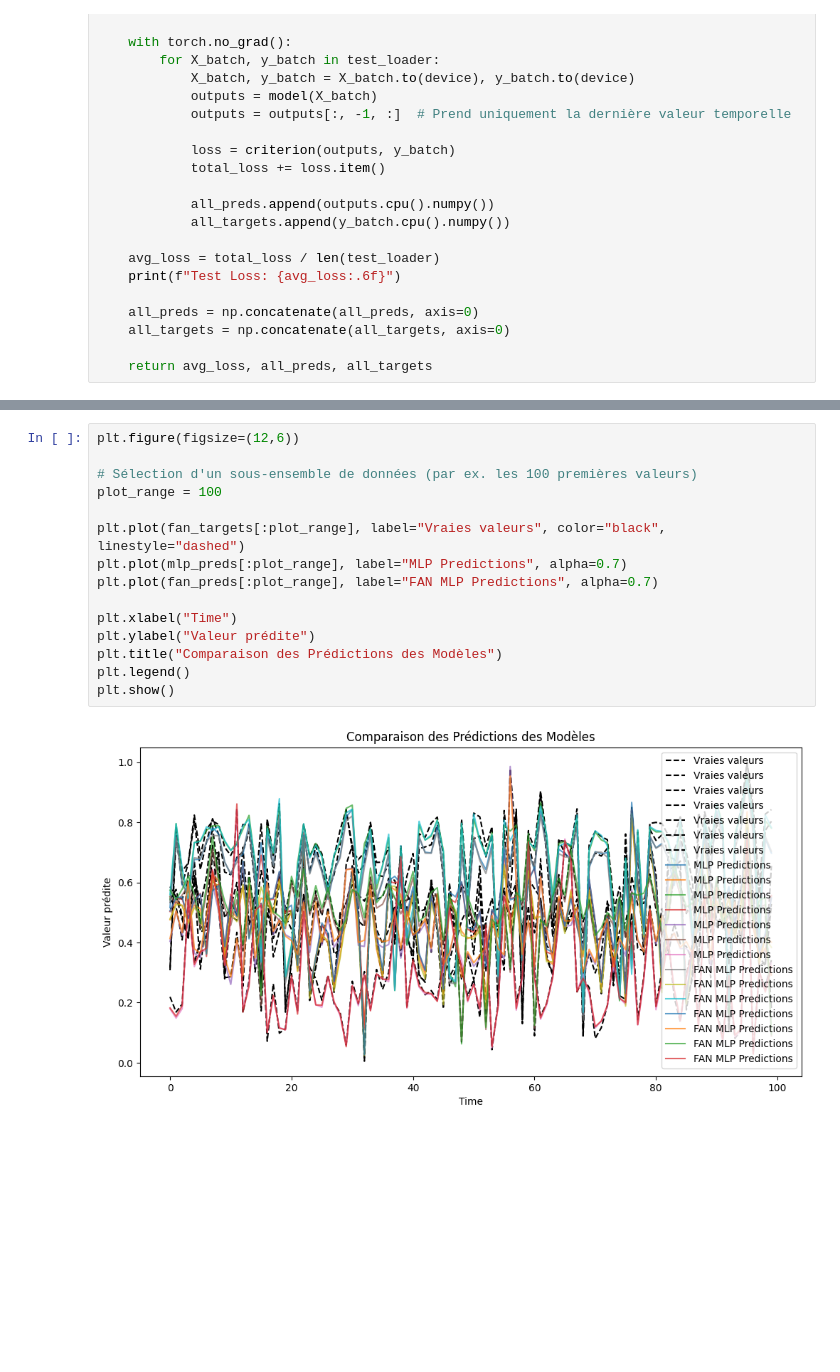
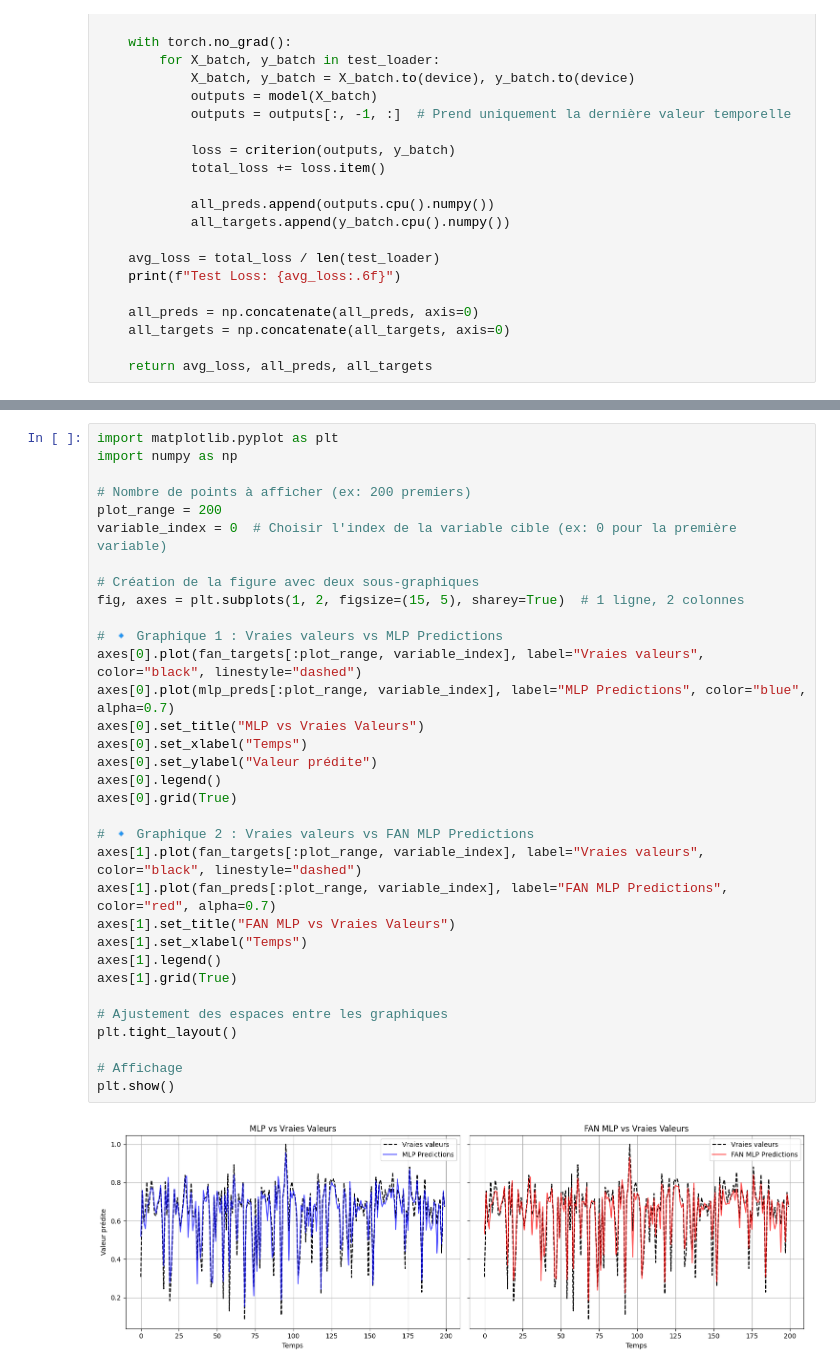
Before and after one commit to ugom2002/FAN, a Jupyter notebook: FAN_vs_MLP.ipynb, the cells around one changed output, grey strips where cells are left out. Cells and saved outputs as stored; diff of their text form; blank space fills up the shorter version.

```diff
--- a/FAN_vs_MLP.ipynb
+++ b/FAN_vs_MLP.ipynb
@@ -303,17 +332,35 @@ FAN MLP - MSE: 0.002603, MAE: 0.034160, RMSE: 0.051007
-# %%
-plt.figure(figsize=(12,6))
-
-# Sélection d'un sous-ensemble de données (par ex. les 100 premières valeurs)
-plot_range = 100
-
-plt.plot(fan_targets[:plot_range], label="Vraies valeurs", color="black", linestyle="dashed")
-plt.plot(mlp_preds[:plot_range], label="MLP Predictions", alpha=0.7)
-plt.plot(fan_preds[:plot_range], label="FAN MLP Predictions", alpha=0.7)
-
-plt.xlabel("Time")
-plt.ylabel("Valeur prédite")
-plt.title("Comparaison des Prédictions des Modèles")
-plt.legend()
-plt.show()
-# %% [output]
-[figure, removed]
+# %%
+import matplotlib.pyplot as plt
+import numpy as np
+
+# Nombre de points à afficher (ex: 200 premiers)
+plot_range = 200
+variable_index = 0  # Choisir l'index de la variable cible (ex: 0 pour la première variable)
+
+# Création de la figure avec deux sous-graphiques
+fig, axes = plt.subplots(1, 2, figsize=(15, 5), sharey=True)  # 1 ligne, 2 colonnes
+
+# 🔹 Graphique 1 : Vraies valeurs vs MLP Predictions
+axes[0].plot(fan_targets[:plot_range, variable_index], label="Vraies valeurs", color="black", linestyle="dashed")
+axes[0].plot(mlp_preds[:plot_range, variable_index], label="MLP Predictions", color="blue", alpha=0.7)
+axes[0].set_title("MLP vs Vraies Valeurs")
+axes[0].set_xlabel("Temps")
+axes[0].set_ylabel("Valeur prédite")
+axes[0].legend()
+axes[0].grid(True)
+
+# 🔹 Graphique 2 : Vraies valeurs vs FAN MLP Predictions
+axes[1].plot(fan_targets[:plot_range, variable_index], label="Vraies valeurs", color="black", linestyle="dashed")
+axes[1].plot(fan_preds[:plot_range, variable_index], label="FAN MLP Predictions", color="red", alpha=0.7)
+axes[1].set_title("FAN MLP vs Vraies Valeurs")
+axes[1].set_xlabel("Temps")
+axes[1].legend()
+axes[1].grid(True)
+
+# Ajustement des espaces entre les graphiques
+plt.tight_layout()
+
+# Affichage
+plt.show()
+# %% [output]
+[figure, added]
```
Also changed, not shown: parts of 10 cells of this notebook.
